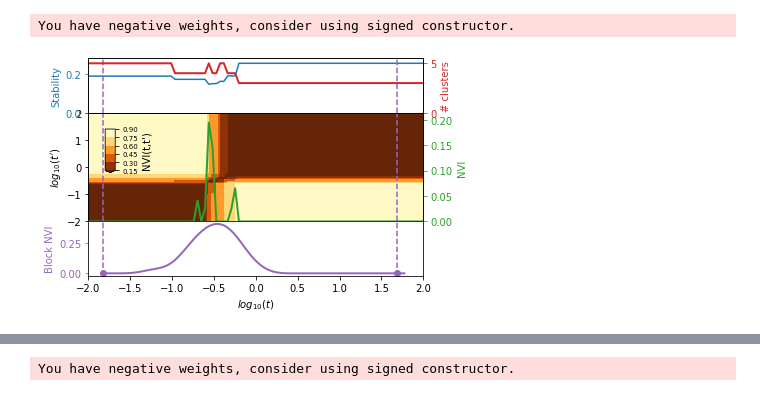
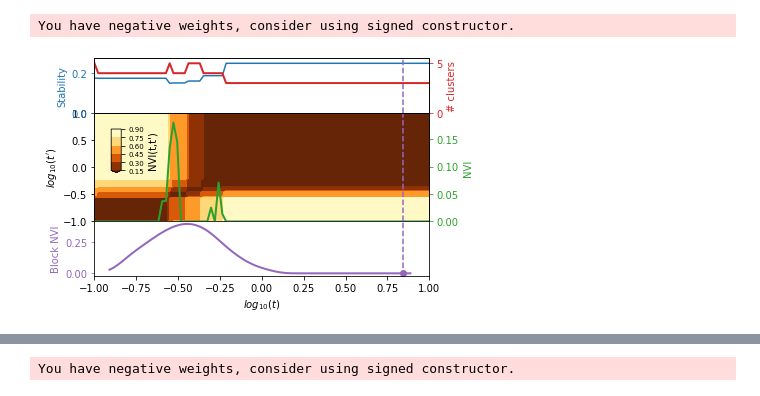
Before and after one commit to barahona-research-group/PyGenStability, a Jupyter notebook: examples/Example_6_signed.ipynb, the cells around one changed output, grey strips where cells are left out. Cells and saved outputs as stored; diff of their text form; code cells hidden in the pictures.

```diff
--- a/examples/Example_6_signed.ipynb
+++ b/examples/Example_6_signed.ipynb
@@ -23,18 +42,18 @@ nx_graph = nx.from_numpy_array(adjacency)
 # %%
 # apply MS analysis using signed modularity
 all_results = run(sp.csgraph.csgraph_from_dense(adjacency),
-                  min_scale=-2.0,
-                  max_scale=2.0,
+                  min_scale=-1,
+                  max_scale=1.0,
                   n_scale=90,
                   constructor="signed_modularity")
 # %% [output]
 You have negative weights, consider using signed constructor.
 # %%
 # select optimal scales
-all_results = identify_optimal_scales(all_results,kernel_size=20,window_size=10)
+all_results = identify_optimal_scales(all_results,kernel_size=30,window_size=10)
 _ = plotting.plot_scan(all_results)
 # %% [output]
-[figure, old version]
+[figure, new version]
 # %%
 # compute graph layout
 pos = nx.spring_layout(nx_graph, weight=None, scale=1)
```
Also changed, not shown: parts of 8 cells of this notebook.
